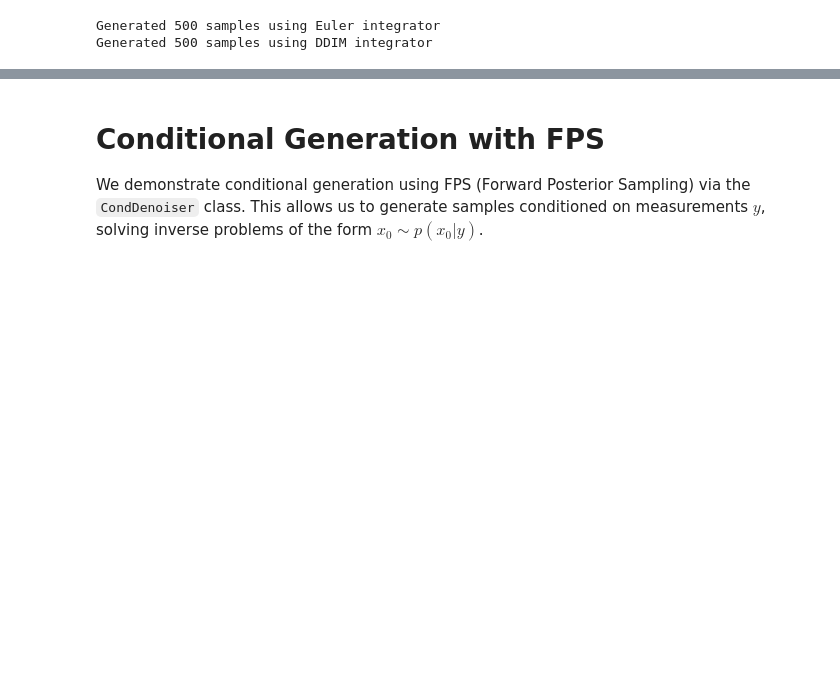
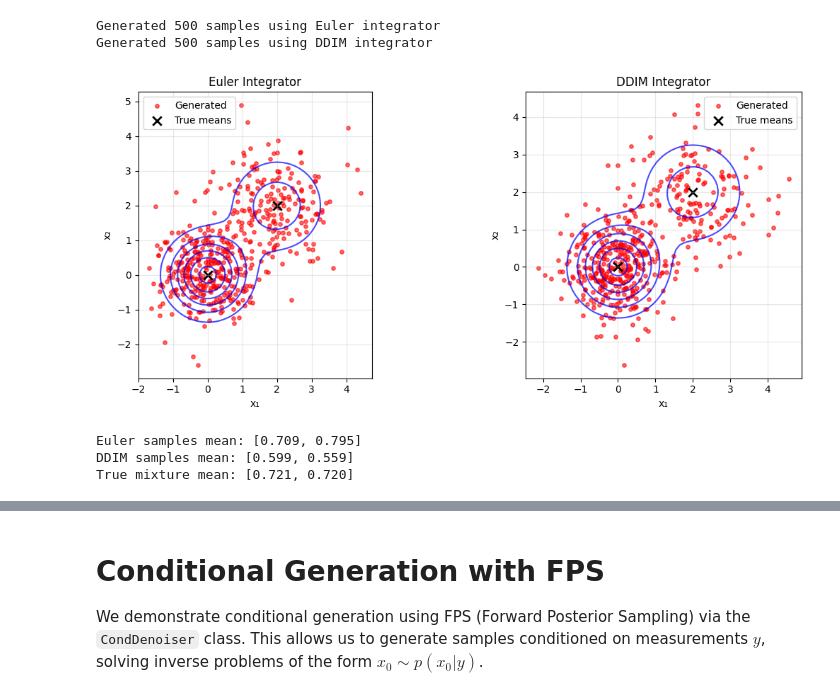
Before and after one commit to jcopo/diffuse, a Jupyter notebook: docs/diffusion_tutorial.ipynb, the cells around one changed output, grey strips where cells are left out. Saved outputs shown, nothing was run; the diff lists cells and outputs as text; code cells hidden in the pictures; blank space fills up the shorter version.

```diff
--- a/docs/diffusion_tutorial.ipynb
+++ b/docs/diffusion_tutorial.ipynb
@@ -232,6 +232,7 @@ We demonstrate unconditional generation using different integrators. The `Denois
 # Import necessary components for generation
 from diffuse.denoisers.denoiser import Denoiser
 from diffuse.integrator.deterministic import EulerIntegrator, DDIMIntegrator
+from diffuse.integrator.stochastic import EulerMaruyamaIntegrator
 from diffuse.timer import VpTimer
 
 def pdf(x, t):
@@ -239,26 +240,30 @@ def pdf(x, t):
 
 # Setup score function for our GMM
 def score(x, t):
-    grad, val = jax.value_and_grad(pdf)(x, t)
+    grad, val = jax.value_and_grad(lambda x: pdf(x, t))(x)
     return grad / val
+
+def unconditional_score(x, t):
+    pdf = rho_t(x, t, init_mix_state=mix_state, sde=sde)
+    return jax.grad(lambda x: rho_t(x, t, init_mix_state=mix_state, sde=sde))(x) / pdf
 
 # Setup timer and integrators
 timer = VpTimer(eps=1e-5, tf=sde.tf, n_steps=50)
-euler_integrator = EulerIntegrator(sde=sde, timer=timer)
+eulerM_integrator = EulerMaruyamaIntegrator(sde=sde, timer=timer)
 ddim_integrator = DDIMIntegrator(sde=sde, timer=timer)
 
 # Create denoisers with different integrators
 euler_denoiser = Denoiser(
-    integrator=euler_integrator,
+    integrator=eulerM_integrator,
     sde=sde,
-    score=score,
+    score=unconditional_score,
     x0_shape=(2,)
 )
 
 ddim_denoiser = Denoiser(
     integrator=ddim_integrator,
     sde=sde,
-    score=score,
+    score=unconditional_score,
     x0_shape=(2,)
 )
 
@@ -268,12 +273,53 @@ n_samples = 500
 n_steps = 50
 
 # Euler integration
-euler_state, euler_hist = euler_denoiser.generate(key_euler, n_steps, n_samples)
+euler_state, euler_hist = euler_denoiser.generate(key_euler, n_steps, n_samples, keep_history=True)
 print(f"Generated {n_samples} samples using Euler integrator")
 
 # DDIM integration
-ddim_state, ddim_hist = ddim_denoiser.generate(key_ddim, n_steps, n_samples)
+ddim_state, ddim_hist = ddim_denoiser.generate(key_ddim, n_steps, n_samples, keep_history=True)
 print(f"Generated {n_samples} samples using DDIM integrator")
 # %% [output]
 Generated 500 samples using Euler integrator
 Generated 500 samples using DDIM integrator
+# %%
+# Plot unconditional generation results
+fig, axes = plt.subplots(1, 2, figsize=(12, 5))
+
+# Plot Euler results
+ax1 = axes[0]
+samples_euler = euler_state.integrator_state.position
+ax1.scatter(samples_euler[:, 0], samples_euler[:, 1], alpha=0.6, s=15, c='red', label='Generated')
+ax1.scatter(mix_state.means[:, 0], mix_state.means[:, 1], c='black', s=80, marker='x', linewidth=2, label='True means')
+ax1.contour(X, Y, pdf_grid, levels=6, colors='blue', alpha=0.7, linewidths=1.5)
+ax1.set_title('Euler Integrator')
+ax1.set_xlabel('x₁')
+ax1.set_ylabel('x₂')
+ax1.legend()
+ax1.grid(True, alpha=0.3)
+ax1.set_aspect('equal')
+
+# Plot DDIM results
+ax2 = axes[1]
+samples_ddim = ddim_state.integrator_state.position
+ax2.scatter(samples_ddim[:, 0], samples_ddim[:, 1], alpha=0.6, s=15, c='red', label='Generated')
+ax2.scatter(mix_state.means[:, 0], mix_state.means[:, 1], c='black', s=80, marker='x', linewidth=2, label='True means')
+ax2.contour(X, Y, pdf_grid, levels=6, colors='blue', alpha=0.7, linewidths=1.5)
+ax2.set_title('DDIM Integrator')
+ax2.set_xlabel('x₁')
+ax2.set_ylabel('x₂')
+ax2.legend()
+ax2.grid(True, alpha=0.3)
+ax2.set_aspect('equal')
+
+plt.tight_layout()
+plt.show()
+
+print(f"Euler samples mean: [{jnp.mean(samples_euler[:, 0]):.3f}, {jnp.mean(samples_euler[:, 1]):.3f}]")
+print(f"DDIM samples mean: [{jnp.mean(samples_ddim[:, 0]):.3f}, {jnp.mean(samples_ddim[:, 1]):.3f}]")
+print(f"True mixture mean: [{jnp.mean(samples[:, 0]):.3f}, {jnp.mean(samples[:, 1]):.3f}]")
+# %% [output]
+[figure, added]
+Euler samples mean: [0.709, 0.795]
+DDIM samples mean: [0.599, 0.559]
+True mixture mean: [0.721, 0.720]
```
Also changed, not shown: parts of 4 cells of this notebook, 4 other files.
